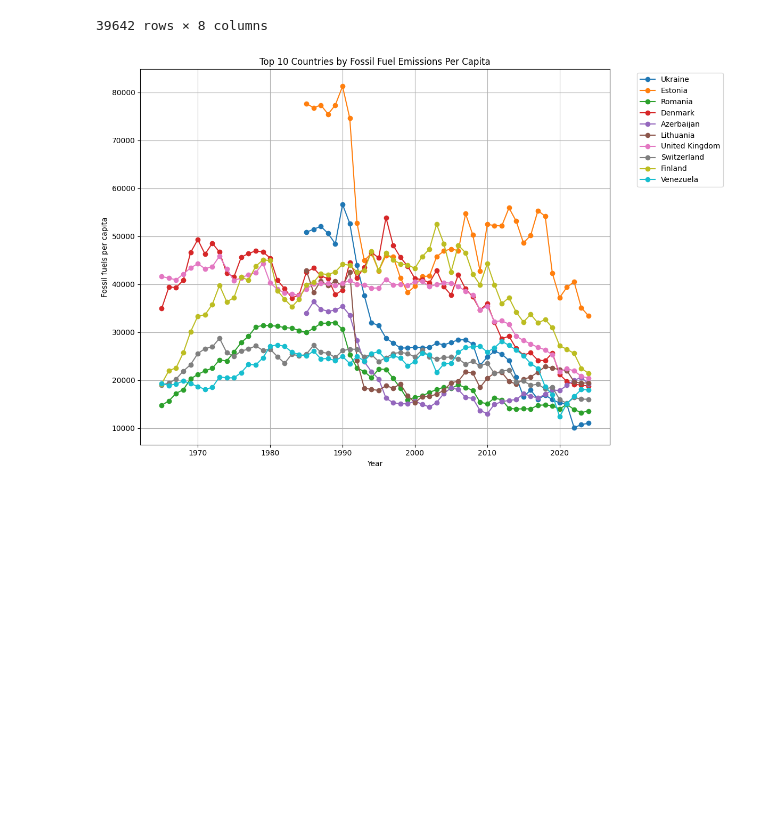
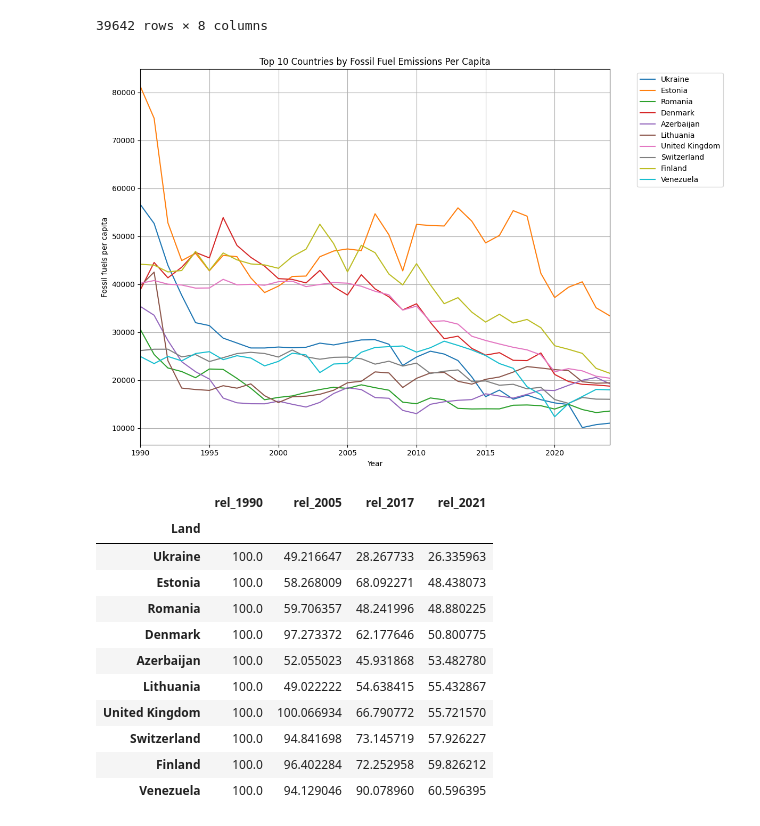
Before and after one commit to annievdv/Annie_opdracht, a Jupyter notebook: Untitled12.ipynb, the cells around one changed output. Drawn from its saved outputs; the diff is of its cells as text; code cells hidden in the pictures; blank space fills up the shorter version.

```diff
--- a/Untitled12.ipynb
+++ b/Untitled12.ipynb
@@ -171,32 +171,47 @@ df_changers_5mt = df_changers.copy()
 # Drop the original year columns ('1990', '2005', '2017', '2021') that were created during pivoting.
 # This aligns with the original code's `df_changers.drop(columns=years, inplace=True)`.
 df_changers.drop(columns=years, inplace=True)
 
 # Find the smallest and largest changers
 # 'Land' is now a column after reset_index, so it can be used directly for nlargest.
 df_smallest_changers = df_changers.nsmallest(10, 'rel_2021')
 
 # Set the 'Land' column as index for plotting, consistent with the original code's `set_index('Country', inplace=True)`.
 # Using 'Land' instead of 'Country' as per the DataFrame's actual column name.
 df_smallest_changers.set_index('Land', inplace=True)
 
 # Get the list of top 10 country names
 top_10_countries = df_smallest_changers.index.tolist() # Get index which is now 'Land'
 
 # Plot
 plt.figure(figsize=[12,8]) # Increased figure size for better readability
 
 for country in top_10_countries:
     country_data = merged_df[merged_df['Land'] == country] # Use merged_df for plotting
-    plt.plot(country_data['Year'], country_data['Fossil fuels per capita'], marker='o', label=country)
+    plt.plot(country_data['Year'], country_data['Fossil fuels per capita'], label=country)
 
 
 plt.title('Top 10 Countries by Fossil Fuel Emissions Per Capita')
 plt.xlabel('Year')
 plt.ylabel('Fossil fuels per capita')
+plt.xlim(1990,2024)
 plt.legend(bbox_to_anchor=(1.05, 1), loc='upper left') # Place legend outside the plot
 plt.grid(True) # Changed from plt.grid() to plt.grid(True) for clarity
 plt.tight_layout() # Adjust layout to prevent labels from overlapping
 plt.show()
+
+df_smallest_changers
 # %% [output]
-[figure, old version]
+[figure, new version]
+|  | rel_1990 | rel_2005 | rel_2017 | rel_2021 |
+| Land |  |  |  |  |
+| Ukraine | 100.0 | 49.216647 | 28.267733 | 26.335963 |
+| Estonia | 100.0 | 58.268009 | 68.092271 | 48.438073 |
+| Romania | 100.0 | 59.706357 | 48.241996 | 48.880225 |
+| Denmark | 100.0 | 97.273372 | 62.177646 | 50.800775 |
+| Azerbaijan | 100.0 | 52.055023 | 45.931868 | 53.482780 |
+| Lithuania | 100.0 | 49.022222 | 54.638415 | 55.432867 |
+| United Kingdom | 100.0 | 100.066934 | 66.790772 | 55.721570 |
+| Switzerland | 100.0 | 94.841698 | 73.145719 | 57.926227 |
+| Finland | 100.0 | 96.402284 | 72.252958 | 59.826212 |
+| Venezuela | 100.0 | 94.129046 | 90.078960 | 60.596395 |
```
